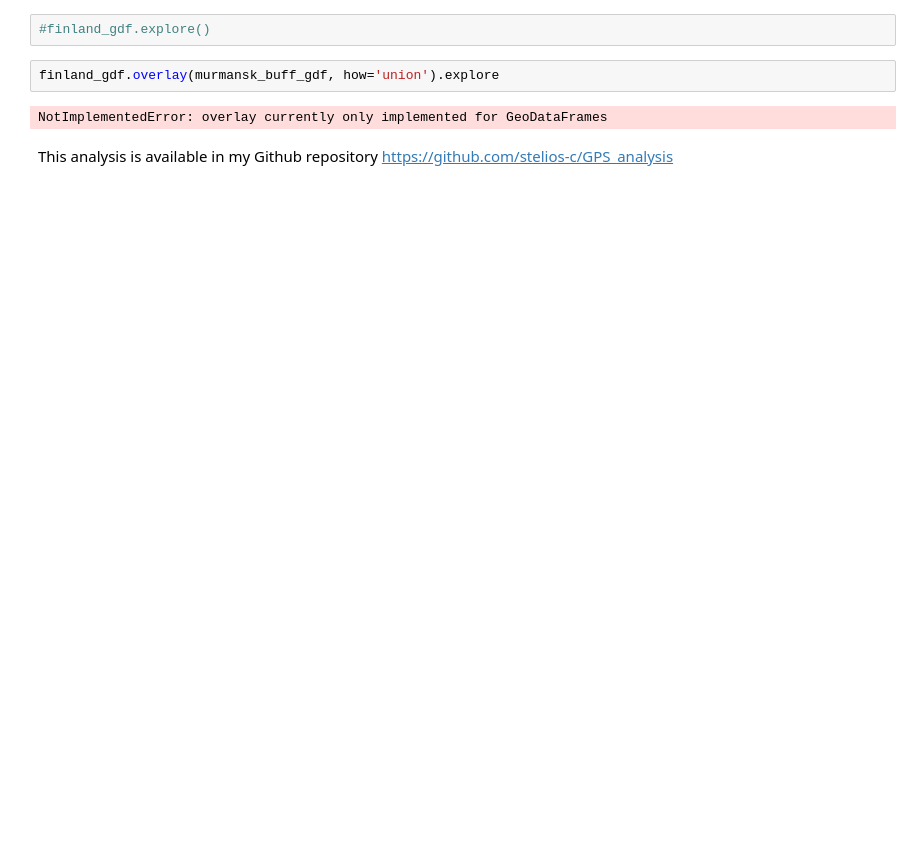
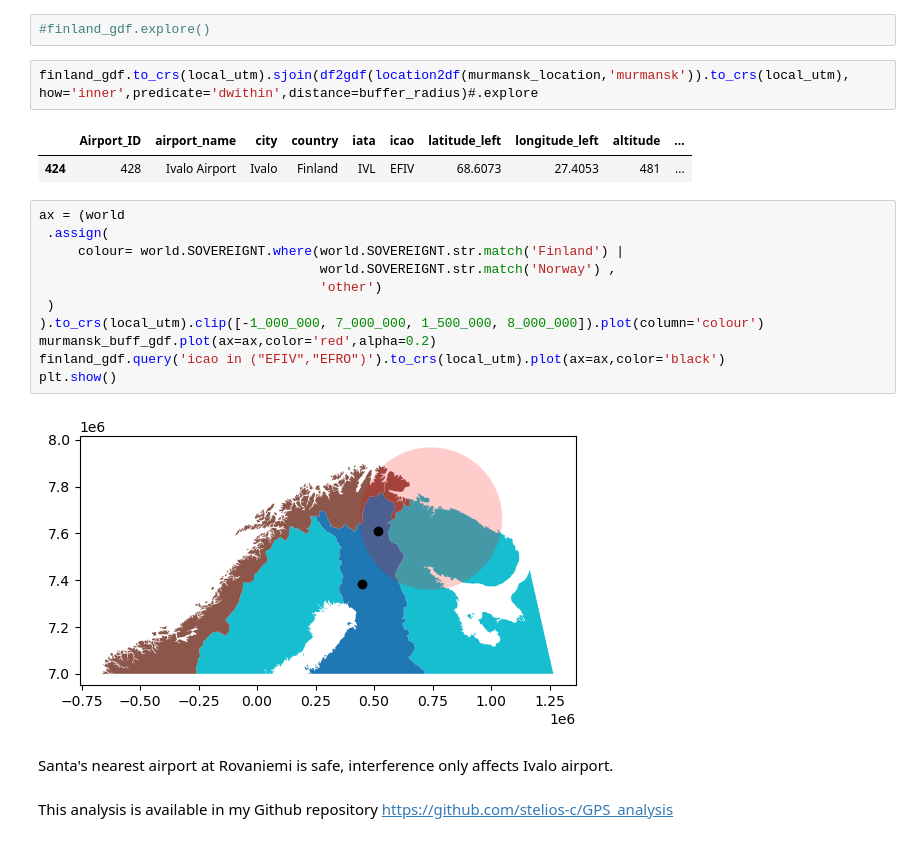
Before and after one commit to stelios-c/GPS_analysis, a Jupyter notebook: scandi_baltic/Finland_map.ipynb, the cells around one changed output. Saved outputs shown, nothing was run; the diff lists cells and outputs as text; blank space fills up the shorter version.

Commit message:
checked Finnish airports, Rovaniemi safe

```diff
--- a/scandi_baltic/Finland_map.ipynb
+++ b/scandi_baltic/Finland_map.ipynb
@@ -199,8 +219,24 @@ finland_gdf=df2gdf(airports_df[airports_df.country=='Finland'].rename(columns={'
 # %%
 #finland_gdf.explore()
 # %%
-finland_gdf.overlay(murmansk_buff_gdf, how='union').explore
+finland_gdf.to_crs(local_utm).sjoin(df2gdf(location2df(murmansk_location,'murmansk')).to_crs(local_utm), how='inner',predicate='dwithin',distance=buffer_radius)#.explore
 # %% [output]
-NotImplementedError: overlay currently only implemented for GeoDataFrames
+|  | Airport_ID | airport_name | city | country | iata | icao | latitude_left | longitude_left | altitude | ... |
+| 424 | 428 | Ivalo Airport | Ivalo | Finland | IVL | EFIV | 68.6073 | 27.4053 | 481 | ... |
+# %%
+ax = (world
+ .assign(
+     colour= world.SOVEREIGNT.where(world.SOVEREIGNT.str.match('Finland') |
+                                    world.SOVEREIGNT.str.match('Norway') ,
+                                    'other')
+ )
+).to_crs(local_utm).clip([-1_000_000, 7_000_000, 1_500_000, 8_000_000]).plot(column='colour')
+murmansk_buff_gdf.plot(ax=ax,color='red',alpha=0.2)
+finland_gdf.query('icao in ("EFIV","EFRO")').to_crs(local_utm).plot(ax=ax,color='black')
+plt.show()
+# %% [output]
+[figure, added]
+# %% [markdown]
+Santa's nearest airport at Rovaniemi is safe, interference only affects Ivalo airport.
 # %% [markdown]
 This analysis is available in my Github repository https://github.com/stelios-c/GPS_analysis
```
Also changed, not shown: parts of 6 cells of this notebook.
